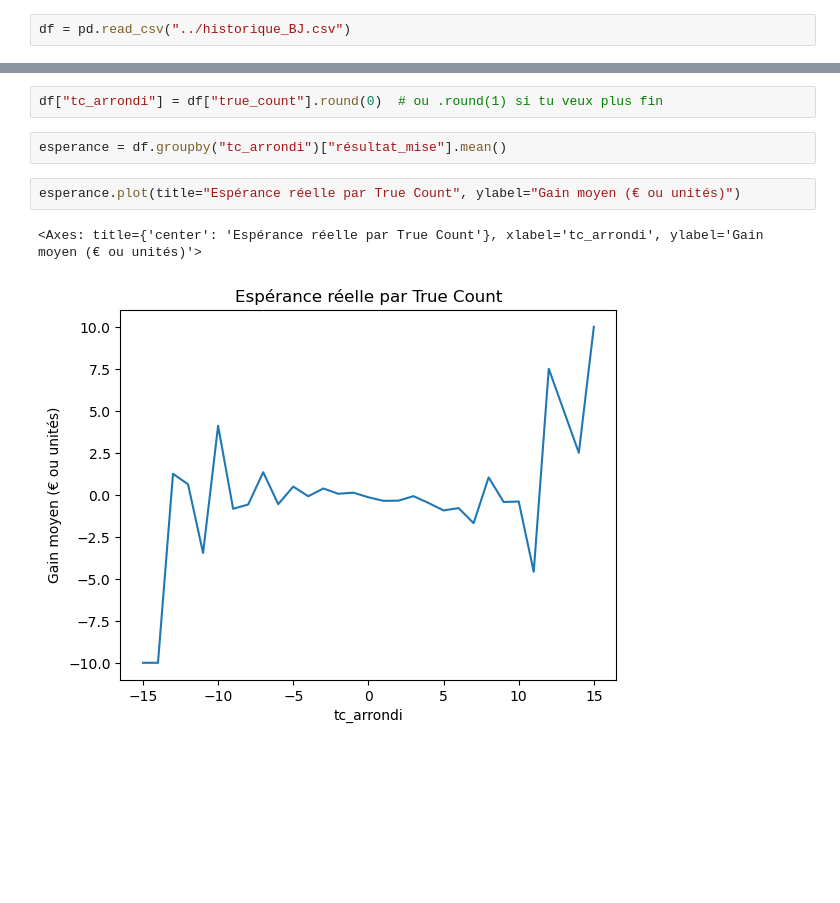
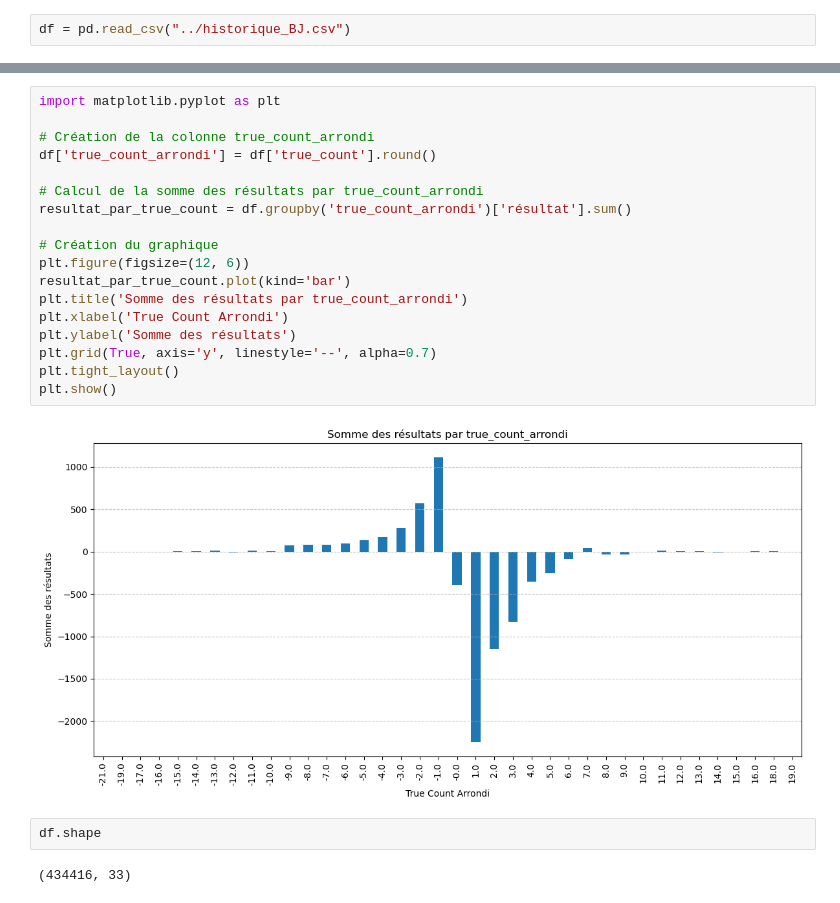
Before and after one commit to MenyNicolas/21-agent, a Jupyter notebook: notebooks/analysis.ipynb, the cells around one changed output, grey strips where cells are left out. Cells and saved outputs as stored; diff of their text form; blank space fills up the shorter version.

```diff
--- a/notebooks/analysis.ipynb
+++ b/notebooks/analysis.ipynb
@@ -26,9 +29,24 @@ memory usage: 9.4+ MB
-# %%
-df["tc_arrondi"] = df["true_count"].round(0)  # ou .round(1) si tu veux plus fin
-# %%
-esperance = df.groupby("tc_arrondi")["résultat_mise"].mean()
-# %%
-esperance.plot(title="Espérance réelle par True Count", ylabel="Gain moyen (€ ou unités)")
-# %% [output]
-<Axes: title={'center': 'Espérance réelle par True Count'}, xlabel='tc_arrondi', ylabel='Gain moyen (€ ou unités)'>
-[figure, removed]
+# %%
+import matplotlib.pyplot as plt
+
+# Création de la colonne true_count_arrondi
+df['true_count_arrondi'] = df['true_count'].round()
+
+# Calcul de la somme des résultats par true_count_arrondi
+resultat_par_true_count = df.groupby('true_count_arrondi')['résultat'].sum()
+
+# Création du graphique
+plt.figure(figsize=(12, 6))
+resultat_par_true_count.plot(kind='bar')
+plt.title('Somme des résultats par true_count_arrondi')
+plt.xlabel('True Count Arrondi')
+plt.ylabel('Somme des résultats')
+plt.grid(True, axis='y', linestyle='--', alpha=0.7)
+plt.tight_layout()
+plt.show()
+# %% [output]
+[figure, added]
+# %%
+df.shape
+# %% [output]
+(434416, 33)
```
Also changed, not shown: parts of 7 cells of this notebook, 4 other files.
